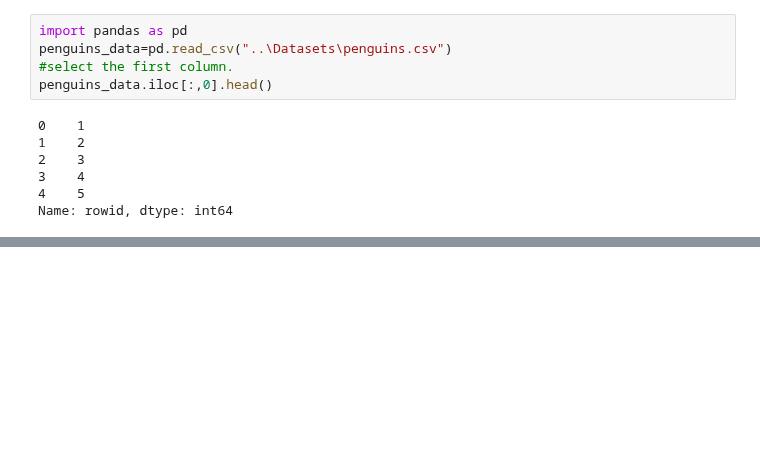
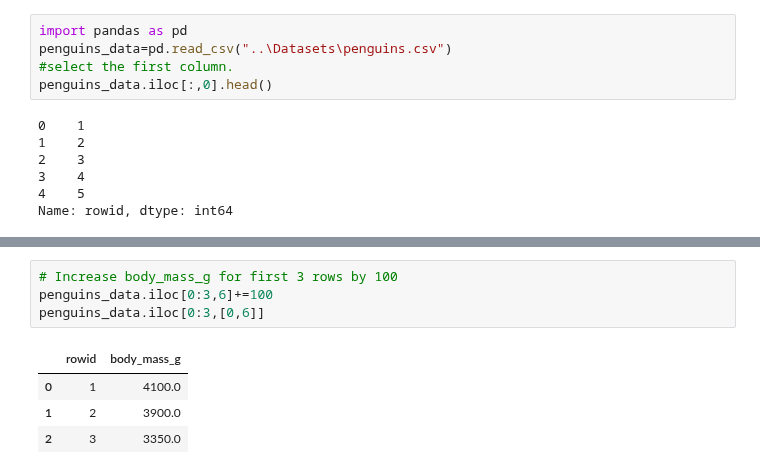
Before and after one commit to Praruj/Pandas_Practise_Portfolio, a Jupyter notebook: Notebooks/Pandas_02_Data_structure.ipynb, the cells around one changed output, grey strips where cells are left out. Drawn from its saved outputs; the diff is of its cells as text; blank space fills up the shorter version.

```diff
--- a/Notebooks/Pandas_02_Data_structure.ipynb
+++ b/Notebooks/Pandas_02_Data_structure.ipynb
@@ -484,0 +519,9 @@ penguins_data.iloc[:,[0,5]].head()
+# %%
+# Increase body_mass_g for first 3 rows by 100
+penguins_data.iloc[0:3,6]+=100
+penguins_data.iloc[0:3,[0,6]]
+# %% [output]
+|  | rowid | body_mass_g |
+| 0 | 1 | 4100.0 |
+| 1 | 2 | 3900.0 |
+| 2 | 3 | 3350.0 |
```
Also changed, not shown: parts of 8 cells of this notebook.
